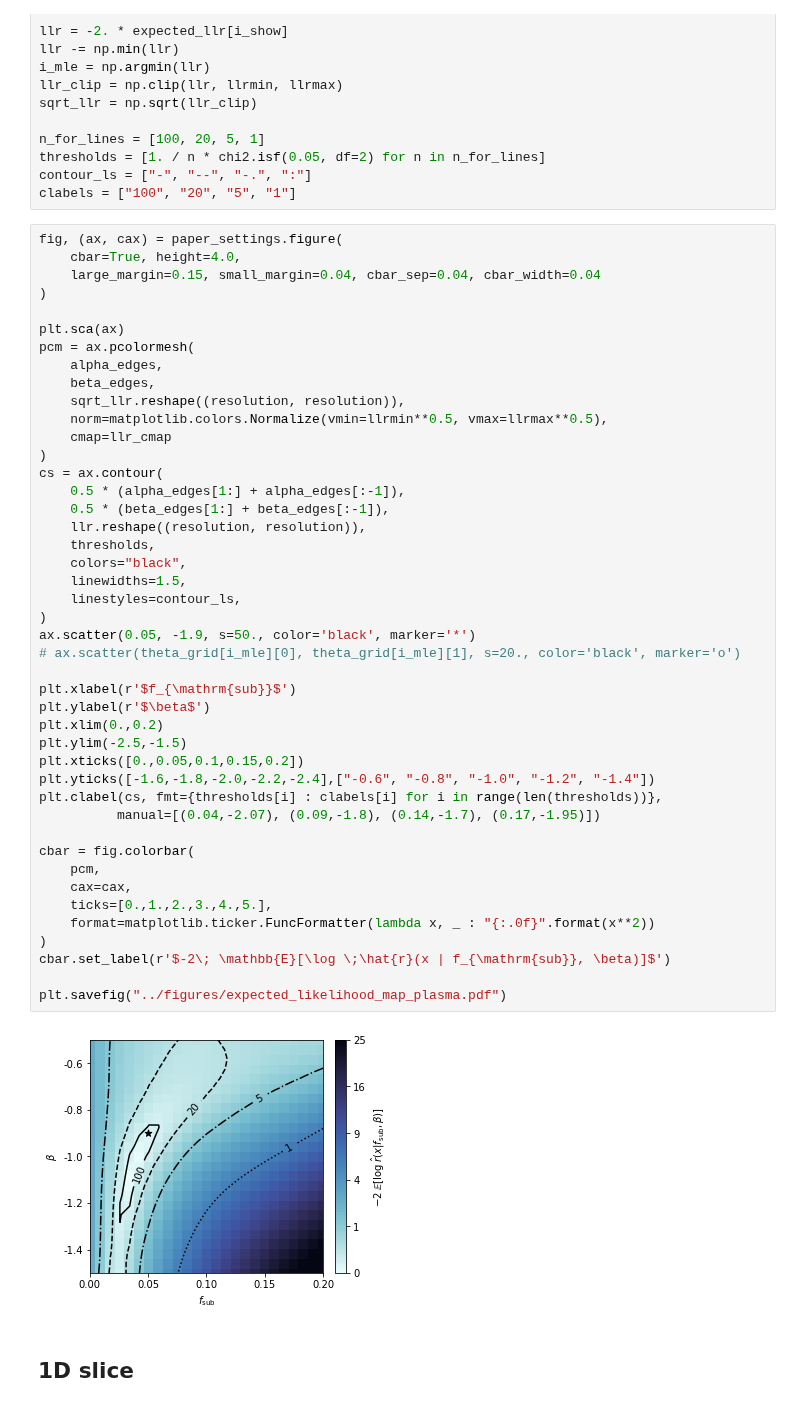
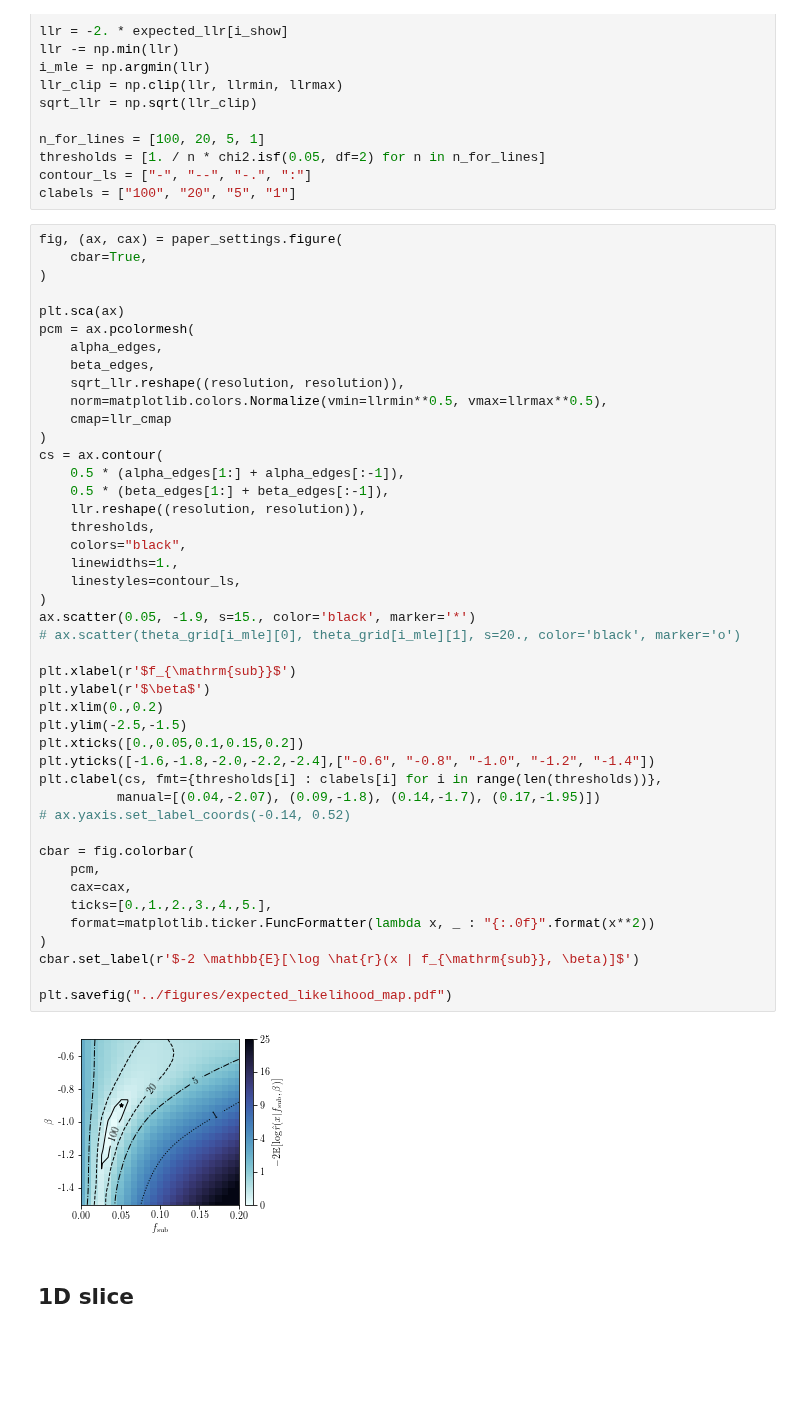
Before and after one commit to smsharma/mining-for-substructure-lens, a Jupyter notebook: notebooks/07_expected_llr_paper.ipynb, the cells around one changed output. Cells and saved outputs as stored; diff of their text form; blank space fills up the shorter version.

Commit message:
Figures matching text

```diff
--- a/notebooks/07_expected_llr_paper.ipynb
+++ b/notebooks/07_expected_llr_paper.ipynb
@@ -85,8 +87,7 @@ contour_ls = ["-", "--", "-.", ":"]
 clabels = ["100", "20", "5", "1"]
 # %%
 fig, (ax, cax) = paper_settings.figure(
-    cbar=True, height=4.0,
-    large_margin=0.15, small_margin=0.04, cbar_sep=0.04, cbar_width=0.04
+    cbar=True,
 )
 
 plt.sca(ax)
@@ -97,38 +98,39 @@ pcm = ax.pcolormesh(
     norm=matplotlib.colors.Normalize(vmin=llrmin**0.5, vmax=llrmax**0.5),
     cmap=llr_cmap
 )
 cs = ax.contour(
     0.5 * (alpha_edges[1:] + alpha_edges[:-1]),
     0.5 * (beta_edges[1:] + beta_edges[:-1]),
     llr.reshape((resolution, resolution)),
     thresholds,
     colors="black",
-    linewidths=1.5,
+    linewidths=1.,
     linestyles=contour_ls,
 )
-ax.scatter(0.05, -1.9, s=50., color='black', marker='*')
+ax.scatter(0.05, -1.9, s=15., color='black', marker='*')
 # ax.scatter(theta_grid[i_mle][0], theta_grid[i_mle][1], s=20., color='black', marker='o')
 
 plt.xlabel(r'$f_{\mathrm{sub}}$')
 plt.ylabel(r'$\beta$')
 plt.xlim(0.,0.2)
 plt.ylim(-2.5,-1.5)
 plt.xticks([0.,0.05,0.1,0.15,0.2])
 plt.yticks([-1.6,-1.8,-2.0,-2.2,-2.4],["-0.6", "-0.8", "-1.0", "-1.2", "-1.4"])
 plt.clabel(cs, fmt={thresholds[i] : clabels[i] for i in range(len(thresholds))},
           manual=[(0.04,-2.07), (0.09,-1.8), (0.14,-1.7), (0.17,-1.95)])
+# ax.yaxis.set_label_coords(-0.14, 0.52)
 
 cbar = fig.colorbar(
     pcm,
     cax=cax,
     ticks=[0.,1.,2.,3.,4.,5.],
     format=matplotlib.ticker.FuncFormatter(lambda x, _ : "{:.0f}".format(x**2))
 )
-cbar.set_label(r'$-2\; \mathbb{E}[\log \;\hat{r}(x | f_{\mathrm{sub}}, \beta)]$')
+cbar.set_label(r'$-2 \mathbb{E}[\log \hat{r}(x | f_{\mathrm{sub}}, \beta)]$')
 
-plt.savefig("../figures/expected_likelihood_map_plasma.pdf")
+plt.savefig("../figures/expected_likelihood_map.pdf")
 # %% [output]
-[figure, old version]
+[figure, new version]
 # %% [markdown]
 ## 1D slice
 # %%
```
Also changed, not shown: parts of 5 cells of this notebook, 22 other files.
